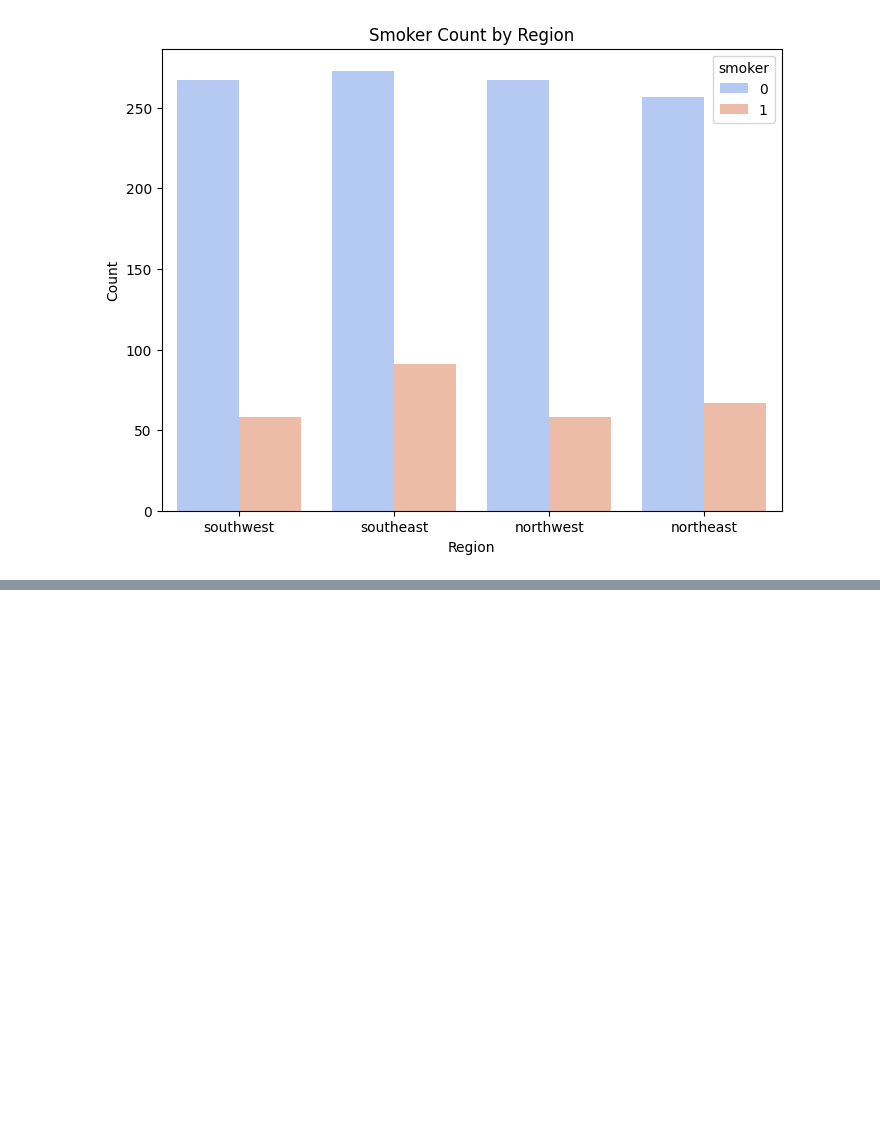
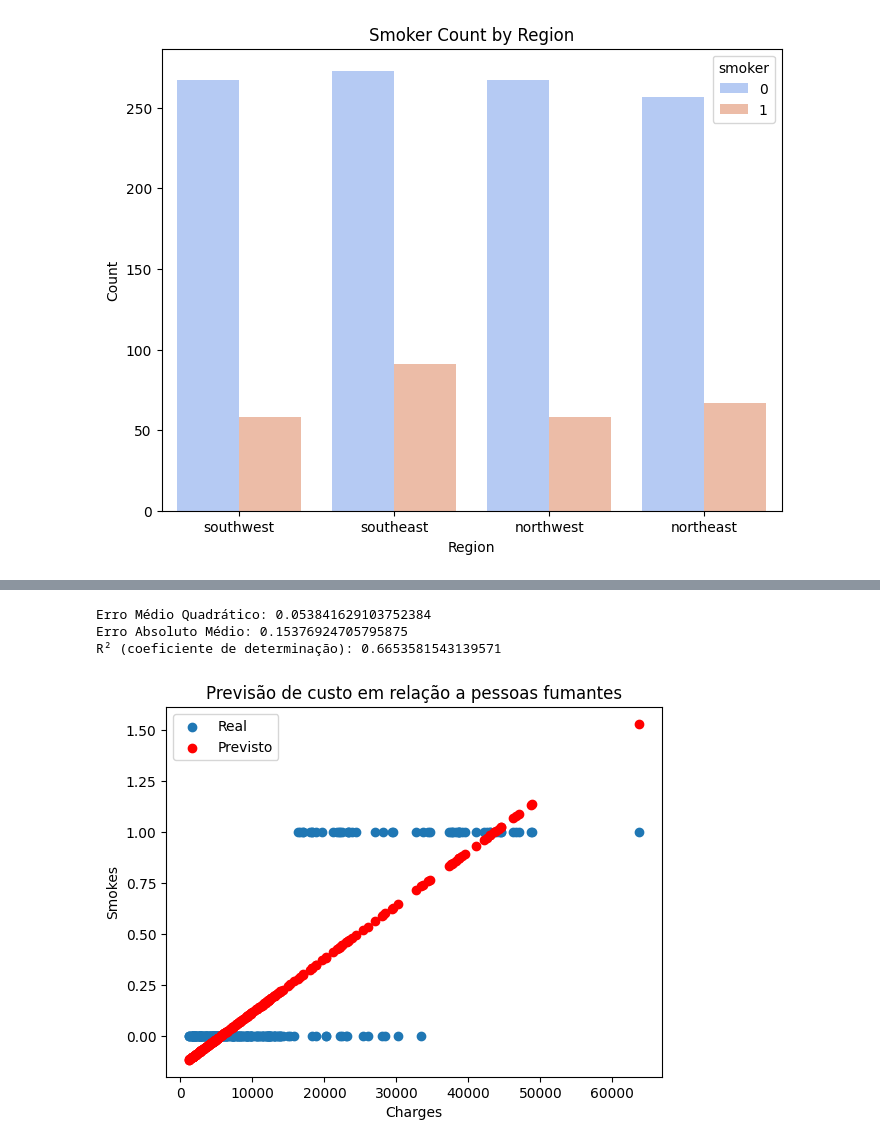
Before and after one commit to JrFarias/postech-iadev, a Jupyter notebook: Projeto_1.ipynb, the cells around one changed output, grey strips where cells are left out. Drawn from its saved outputs; the diff is of its cells as text; code cells hidden in the pictures; blank space fills up the shorter version.

Commit message:
fix(linearRegresion): add model

```diff
--- a/Projeto_1.ipynb
+++ b/Projeto_1.ipynb
@@ -318,0 +328,12 @@ plt.show()
+# %%
+# Dividindo os dados em conjuntos de treinamento e teste
+dataset_chages = dataset[['charges']]  # Recurso (variável independente)
+dataset_smokers = dataset[['age', 'sex', 'bmi', 'children', 'smoker']]  # Rótulo (variável dependente)
+
+x_train, x_test, y_train, y_test = train_test_split(dataset_smokers, dataset_chages, test_size=0.2, random_state=42)
+
+modelo = LinearRegression()
+modelo.fit(x_train, y_train)
+
+# Fazendo previsões no conjunto de teste
+previsoes = modelo.predict(y_train)
@@ -318,0 +361,24 @@ plt.show()
+# %%
+from sklearn.metrics import mean_squared_error, mean_absolute_error, r2_score
+
+erro_medio_quadratico = mean_squared_error(smokers_test, previsoes)
+erro_absoluto_medio = mean_absolute_error(smokers_test, previsoes)
+r_quadrado = r2_score(smokers_test, previsoes)
+
+print(f'Erro Médio Quadrático: {erro_medio_quadratico}')
+print(f'Erro Absoluto Médio: {erro_absoluto_medio}')
+print(f'R² (coeficiente de determinação): {r_quadrado}')
+
+# Visualizando as previsões
+plt.scatter(y_test, smokers_test, label='Real')
+plt.scatter(y_test, previsoes, label='Previsto', color='red')
+plt.xlabel('Charges')
+plt.ylabel('Smokes')
+plt.title('Previsão de custo em relação a pessoas fumantes')
+plt.legend()
+plt.show()
+# %% [output]
+Erro Médio Quadrático: 0.053841629103752384
+Erro Absoluto Médio: 0.15376924705795875
+R² (coeficiente de determinação): 0.6653581543139571
+[figure, added]
```
Also changed, not shown: parts of 6 cells of this notebook.
